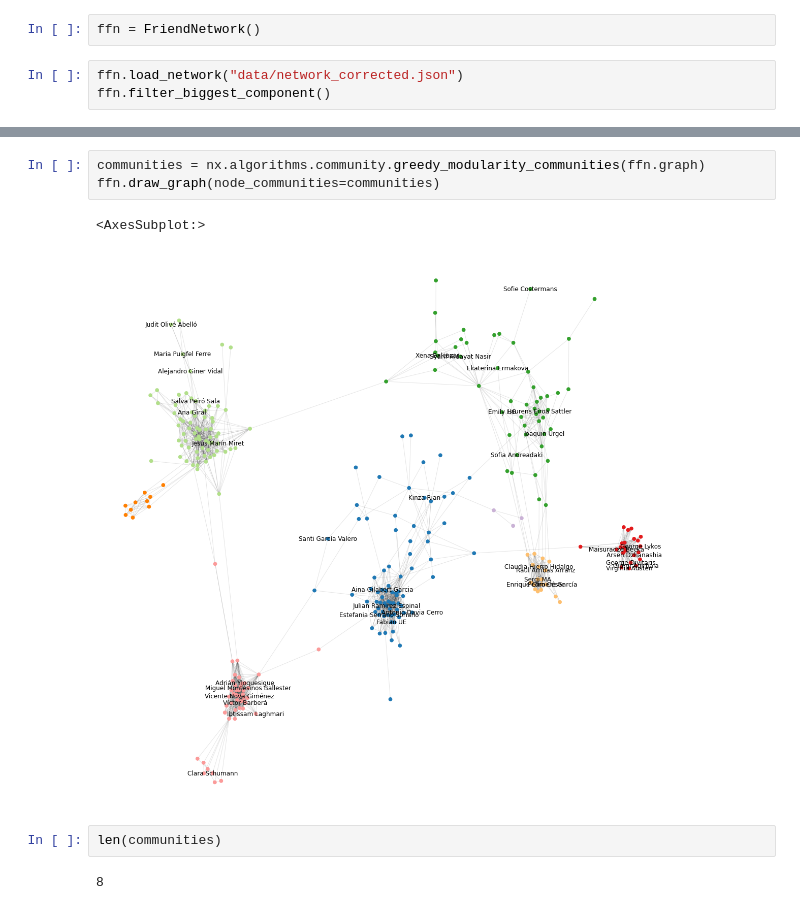
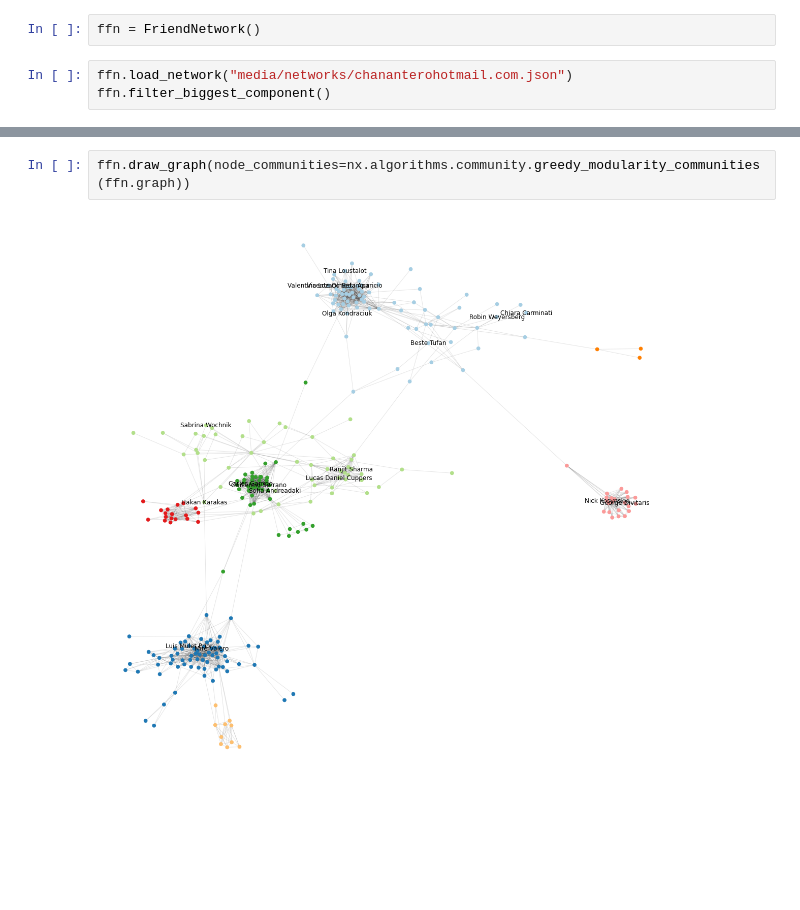
Before and after one commit to rubchume/FacebookFriendNetworkAnalyzer, a Jupyter notebook: FacebookScrape.ipynb, the cells around one changed output, grey strips where cells are left out. Saved outputs shown, nothing was run; the diff lists cells and outputs as text; blank space fills up the shorter version.

```diff
--- a/FacebookScrape.ipynb
+++ b/FacebookScrape.ipynb
@@ -16,6 +144,6 @@ from src.friend_network import FriendNetwork
 # %%
 ffn = FriendNetwork()
 # %%
-ffn.load_network("data/network_corrected.json")
+ffn.load_network("media/networks/chananterohotmail.com.json")
 ffn.filter_biggest_component()
 # %%
@@ -28,12 +169,6 @@ ffn.filter_biggest_component()
 # %%
-communities = nx.algorithms.community.greedy_modularity_communities(ffn.graph)
-ffn.draw_graph(node_communities=communities)
+ffn.draw_graph(node_communities=nx.algorithms.community.greedy_modularity_communities(ffn.graph))
 # %% [output]
-<AxesSubplot:>
-[figure, old version]
+[figure, new version]
-# %%
-len(communities)
-# %% [output]
-8
 # %%
 ffn.draw_graph(node_communities=list(nx.algorithms.community.kclique.k_clique_communities(ffn.graph, 4)))
```
Also changed, not shown: parts of 12 cells of this notebook, 1 other file.
